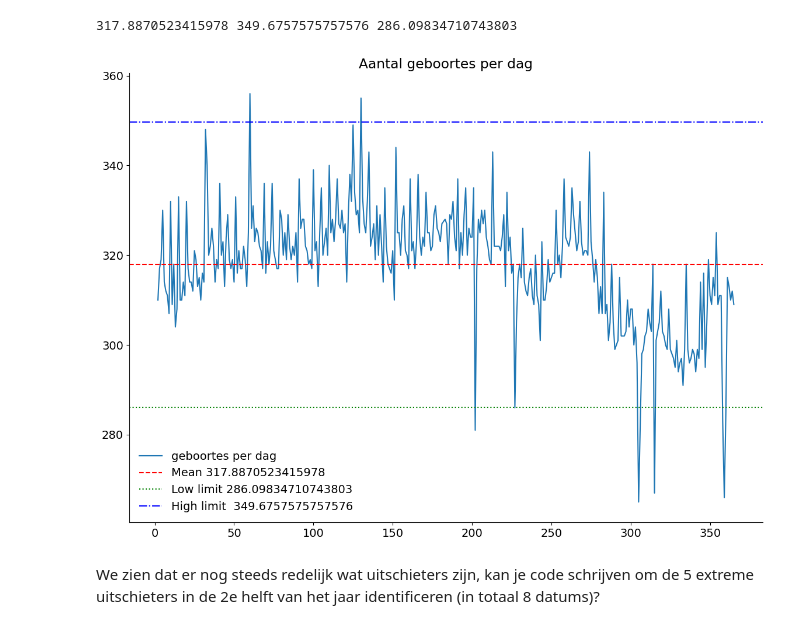
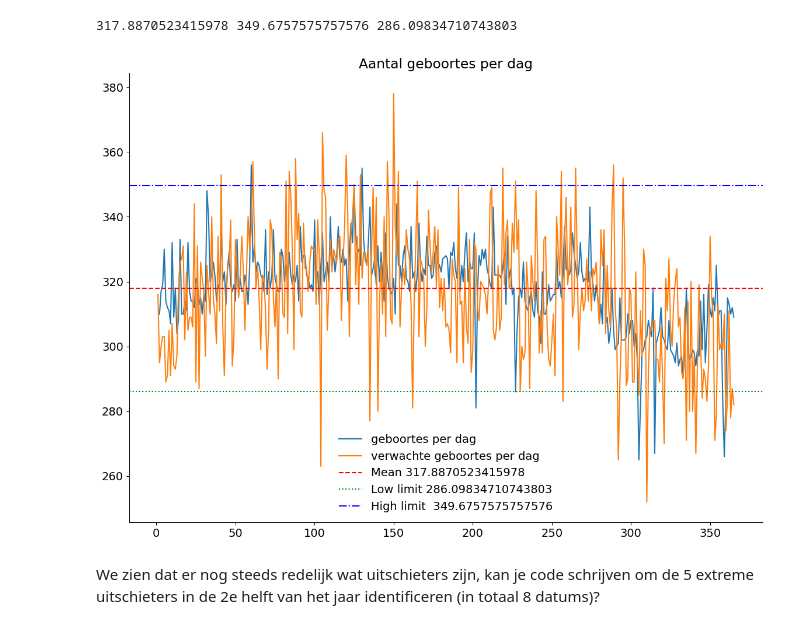
Before and after one commit to timsideanotmine/datascience-examen, a Jupyter notebook: notebooks/examen_deel1-oplossing-afgewerkt.ipynb, the cells around one changed output. Saved outputs shown, nothing was run; the diff lists cells and outputs as text; code cells hidden in the pictures.

```diff
--- a/notebooks/examen_deel1-oplossing-afgewerkt.ipynb
+++ b/notebooks/examen_deel1-oplossing-afgewerkt.ipynb
@@ -161,6 +161,7 @@ df['geboorte_dag'] = df['geboorte_datum'].dt.day_of_year
 df['geboorte_weekdag'] = df['geboorte_datum'].dt.day_of_week
 df['geboorte_week'] = df['geboorte_datum'].dt.isocalendar()['week']
 df['geboorte_datum_verwacht'] = pd.to_datetime(df['verwachte datum'])
+df['geboorte_dag_verwacht'] = df['geboorte_datum_verwacht'].dt.day_of_year
 # %% [markdown]
 ## Stap 2: Dagelijks aantal geboortes bekijken
 # %% [markdown]
@@ -214,17 +215,18 @@ print(average, average_highlimit, average_lowlimit)
 # %%
 #  aangepast plot, met limieten t.o.v. gemiddelde
 fig, ax = plt.subplots()
 ax.plot(df_corrected['geboorte_dag'].groupby(df_corrected['geboorte_dag']).count(), label='geboortes per dag')
+ax.plot(df_corrected['geboorte_dag_verwacht'].groupby(df_corrected['geboorte_dag_verwacht']).count(), label='verwachte geboortes per dag')
 
 ax.axhline(y=average, color='r', linestyle='--', label=f'Mean {average}')
 ax.axhline(y=average_lowlimit, color='g', linestyle=':', label=f'Low limit {average_lowlimit}')
 ax.axhline(y=average_highlimit, color='b', linestyle='-.', label=f'High limit  {average_highlimit}')
 
 plt.title('Aantal geboortes per dag')
 plt.legend()
 plt.show()
 # %% [output]
-[figure, old version]
+[figure, new version]
 # %% [markdown]
  We zien dat er nog steeds redelijk wat uitschieters zijn, kan je code schrijven om de 5 extreme uitschieters in de 2e helft van het jaar identificeren (in totaal 8 datums)?
 # %%
```
Also changed, not shown: parts of 1 cell of this notebook, 1 other file.
